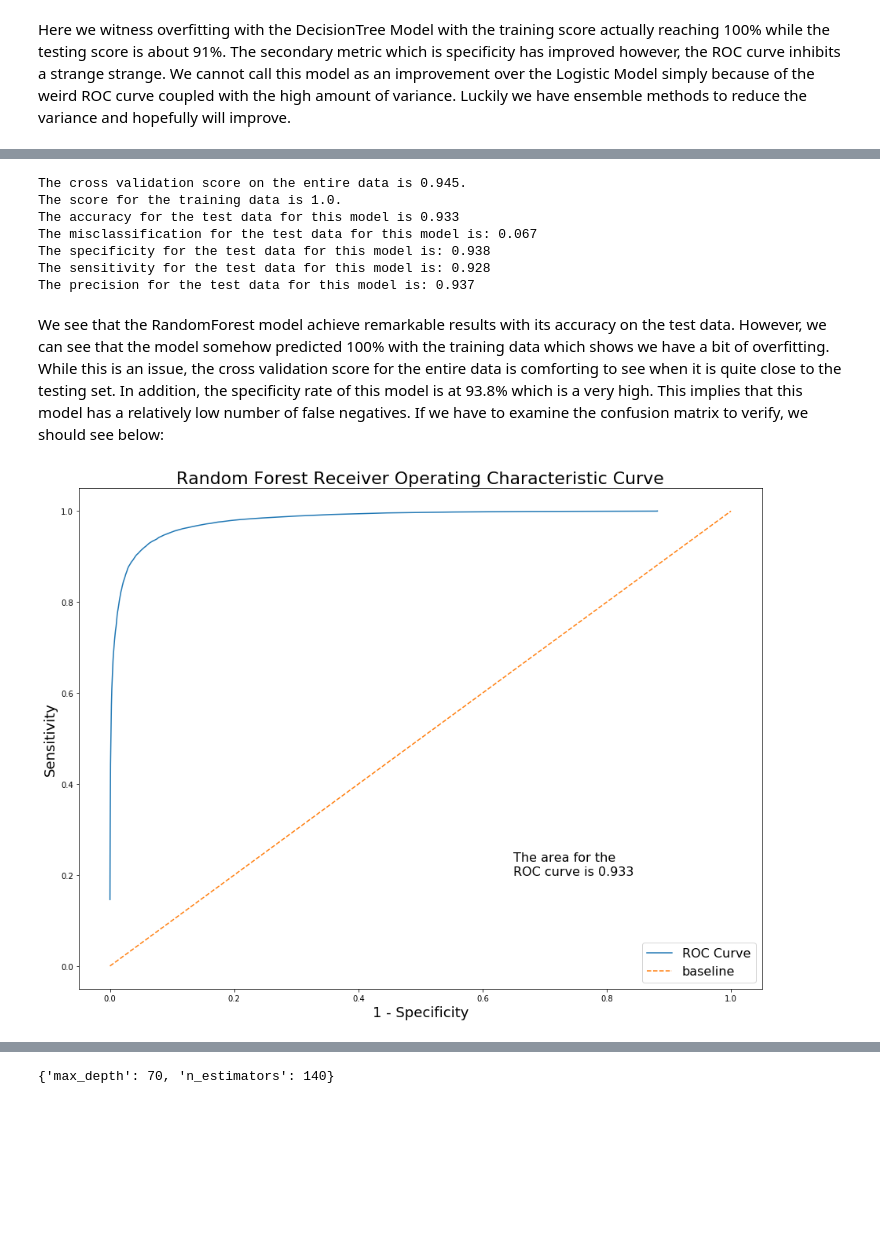
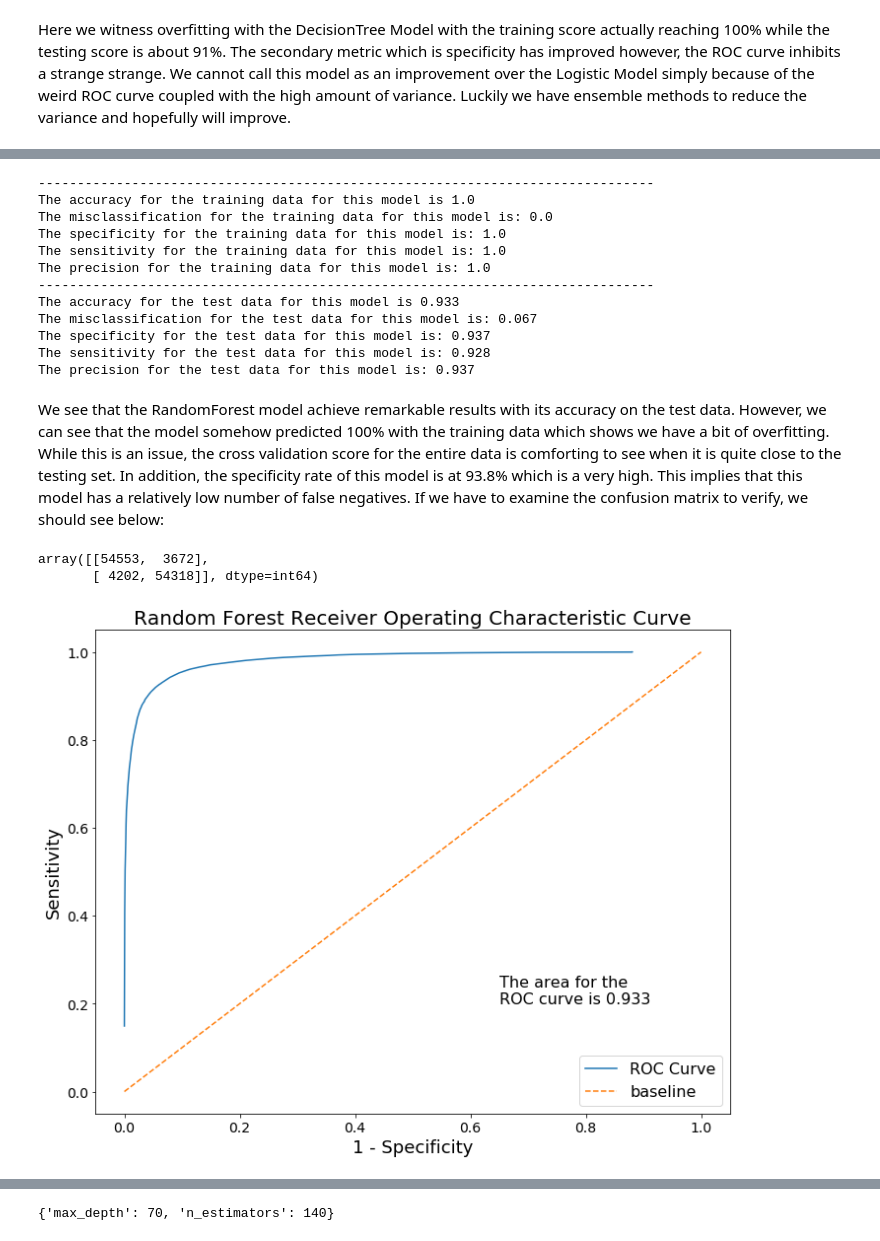
Before and after one commit to Tempyst/League-of-Legends, a Jupyter notebook: code/League of Legends.ipynb, the cells around one changed output, grey strips where cells are left out. Cells and saved outputs as stored; diff of their text form; code cells hidden in the pictures; blank space fills up the shorter version.

```diff
--- a/code/League of Legends.ipynb
+++ b/code/League of Legends.ipynb
@@ -597,8 +597,8 @@ sc_kda_dom = sc.fit_transform(players_new[['kda', 'dominance_factor']])
 silhou_k = []
 inertia_k = []
 
-for i in range(2, 15):
-    km = KMeans(n_clusters=i, n_jobs = -1, verbose = 2)
+for clusters in range(2, 15):
+    km = KMeans(n_clusters=clusters, n_jobs = -1, verbose = 2)
     km.fit(sc_kda_dom)
 
     # As we collect the silhouette score, we are taking a small sample size instead of the whole data because the size is
@@ -731,7 +749,7 @@ def roc(model_prob, X_test, y_test, y_pred, name_of_chart, filename):
     # below we set the parameters for the chart size as well as figures for plotting. The main variables are False Positive
     # Rate and the True Positive Rate plotted as a line. The x-axis will be represented by 1 - specificity to show the
     # relationship as sensitivity increases, what happens to specificity.
-    plt.figure(figsize = (13,10))
+    plt.figure(figsize = (10,8))
     plt.plot(fpr_values,
              tpr_values,
              label='ROC Curve')
@@ -742,7 +760,9 @@ def roc(model_prob, X_test, y_test, y_pred, name_of_chart, filename):
              linestyle='--')
 
 
-    plt.title(name_of_chart, fontsize=22)
+    plt.title(name_of_chart, fontsize=20)
+    plt.xticks(fontsize = 14)
+    plt.yticks(fontsize = 14)
     plt.ylabel('Sensitivity', fontsize=18)
     plt.xlabel('1 - Specificity', fontsize=18)
     plt.text(.65, .2, f'The area for the\nROC curve is {round(roc_auc_score(y_test, y_pred), 3)}', fontsize = 16)
@@ -853,23 +885,32 @@ gs_rf.best_params_
 # %%
 rf = RandomForestClassifier(max_depth = 70, n_estimators = 130, n_jobs = -1, random_state=random_state)
 rf.fit(X_train, y_train)
-y_pred_rf = rf.predict(X_test)
+y_pred_rf_test = rf.predict(X_test)
+y_pred_rf_train = rf.predict(X_train)
 
-metrics(y_test, y_pred_rf, rf)
+metrics(y_pred_rf_test, y_pred_rf_train, rf)
 # %% [output]
-The cross validation score on the entire data is 0.945.
-The score for the training data is 1.0.
+-------------------------------------------------------------------------------
+The accuracy for the training data for this model is 1.0
+The misclassification for the training data for this model is: 0.0
+The specificity for the training data for this model is: 1.0
+The sensitivity for the training data for this model is: 1.0
+The precision for the training data for this model is: 1.0
+-------------------------------------------------------------------------------
 The accuracy for the test data for this model is 0.933
 The misclassification for the test data for this model is: 0.067
-The specificity for the test data for this model is: 0.938
+The specificity for the test data for this model is: 0.937
 The sensitivity for the test data for this model is: 0.928
 The precision for the test data for this model is: 0.937
 # %% [markdown]
 We see that the RandomForest model achieve remarkable results with its accuracy on the test data. However, we can see that the model somehow predicted 100% with the training data which shows we have a bit of overfitting. While this is an issue, the cross validation score for the entire data is comforting to see when it is quite close to the testing set. In addition, the specificity rate of this model is at 93.8% which is a very high. This implies that this model has a relatively low number of false negatives. If we have to examine the confusion matrix to verify, we should see below:
 # %%
-confusion_matrix(y_test, y_pred_rf)
+confusion_matrix(y_test, y_pred_rf_test)
+# %% [output]
+array([[54553,  3672],
+       [ 4202, 54318]], dtype=int64)
 # %%
-roc(rf, X_test, y_test, y_pred_rf, 'Random Forest Receiver Operating Characteristic Curve', 'RandomForest ROC')
+roc(rf, X_test, y_test, y_pred_rf_test, 'Random Forest Receiver Operating Characteristic Curve', 'RandomForest ROC')
 # %% [output]
-[figure, old version]
+[figure, new version]
 # %%
```
Also changed, not shown: parts of 31 cells of this notebook, 6 other files.
